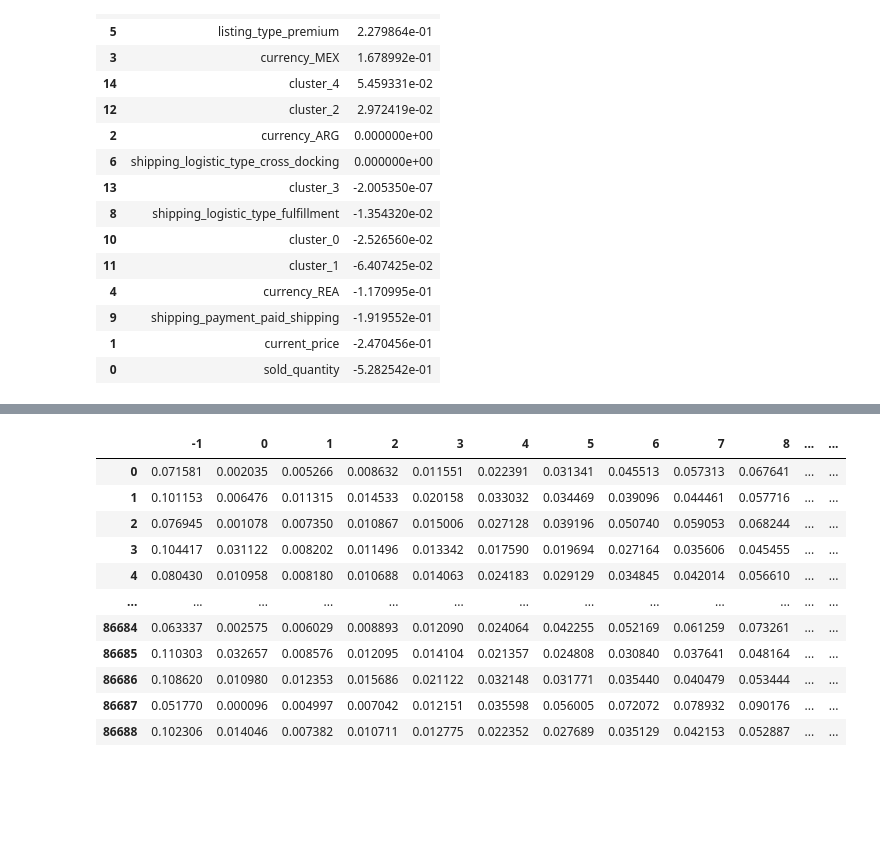
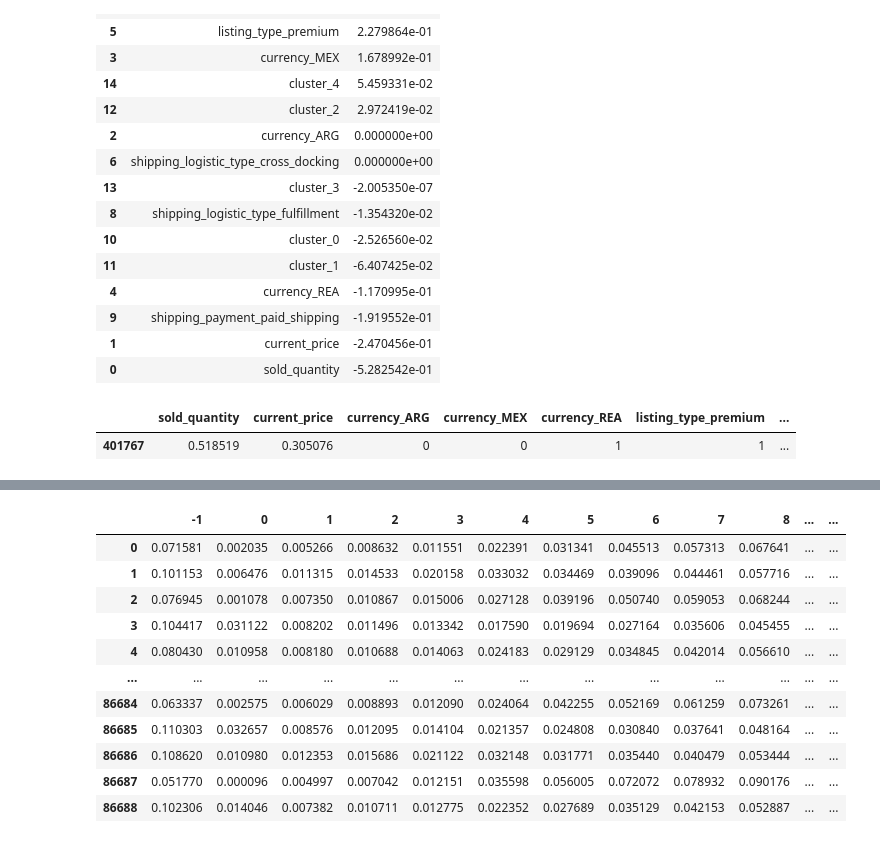
Before and after one commit to santortiz/out-of-stock, a Jupyter notebook: notebooks/training.ipynb, the cells around one changed output, grey strips where cells are left out. Saved outputs shown, nothing was run; the diff lists cells and outputs as text; code cells hidden in the pictures; blank space fills up the shorter version.

```diff
--- a/notebooks/training.ipynb
+++ b/notebooks/training.ipynb
@@ -491,3 +516,8 @@ pd.DataFrame({
 | 9 | shipping_payment_paid_shipping | -1.919552e-01 |
 | 1 | current_price | -2.470456e-01 |
 | 0 | sold_quantity | -5.282542e-01 |
+# %%
+X_whole_test.iloc[:1]
+# %% [output]
+|  | sold_quantity | current_price | currency_ARG | currency_MEX | currency_REA | listing_type_premium | ... |
+| 401767 | 0.518519 | 0.305076 | 0 | 0 | 1 | 1 | ... |
```
Also changed, not shown: parts of 11 cells of this notebook, 10 other files.
